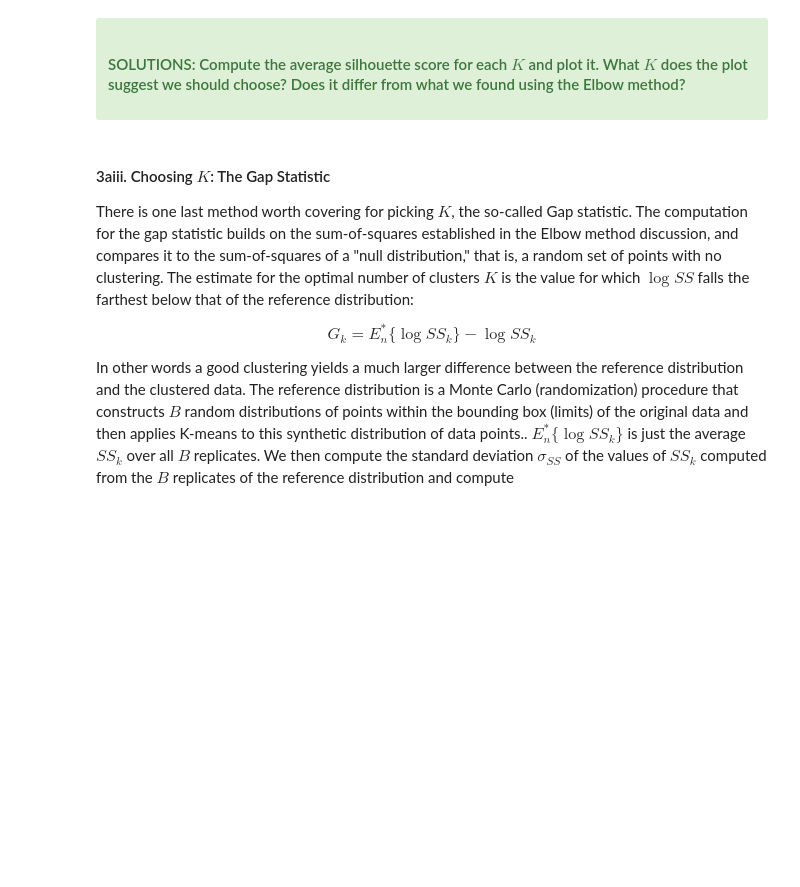
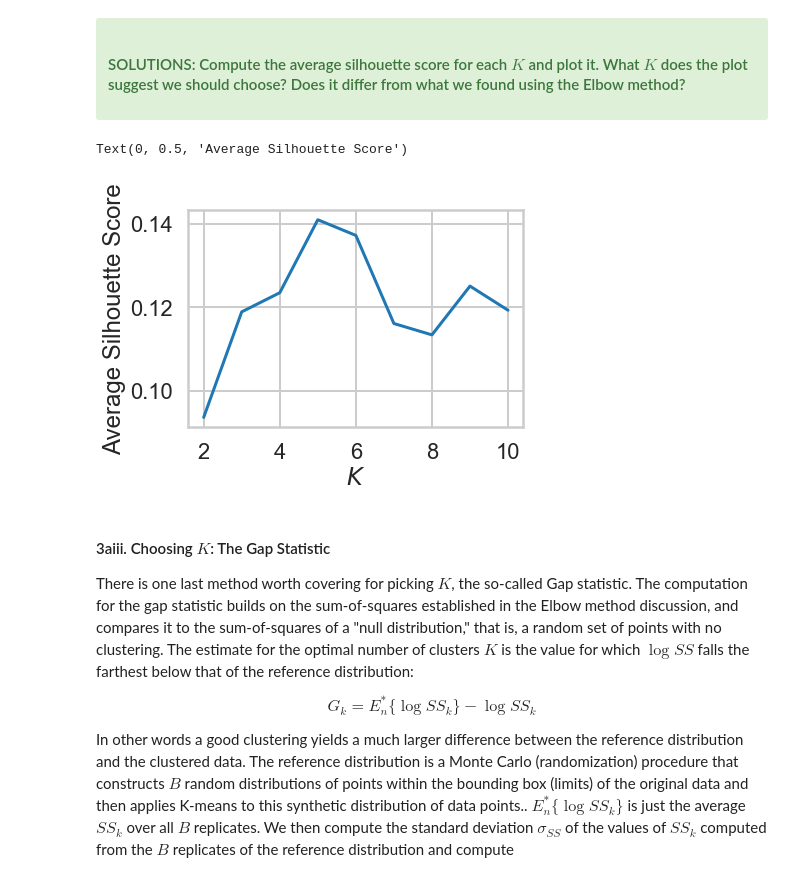
Before and after one commit to CompleteAlgoTrader/Springboard, a Jupyter notebook: Clustering Case Study - Customer Segmentation with K-Means - Tier 1.ipynb, the cells around one changed output. Cells and saved outputs as stored; diff of their text form; code cells hidden in the pictures; blank space fills up the shorter version.

```diff
--- a/Clustering Case Study - Customer Segmentation with K-Means - Tier 1.ipynb
+++ b/Clustering Case Study - Customer Segmentation with K-Means - Tier 1.ipynb
@@ -294,9 +347,12 @@ for _ _ _ in _ _ _:
 # %%
 # Computing the avrage silhouette score for each K and plotting it
 # Call plot() with parameters KRange, avg_silhouette_scores
-plt._ _ _(_ _ _, avg_silhouette_scores)
+plt.plot(Krange, avg_silhouette_scores)
 plt.xlabel("$K$")
 plt.ylabel("Average Silhouette Score")
+# %% [output]
+Text(0, 0.5, 'Average Silhouette Score')
+[figure, added]
 # %%
 # What can you conclude?
 # %% [markdown]
```
Also changed, not shown: parts of 7 cells of this notebook.
